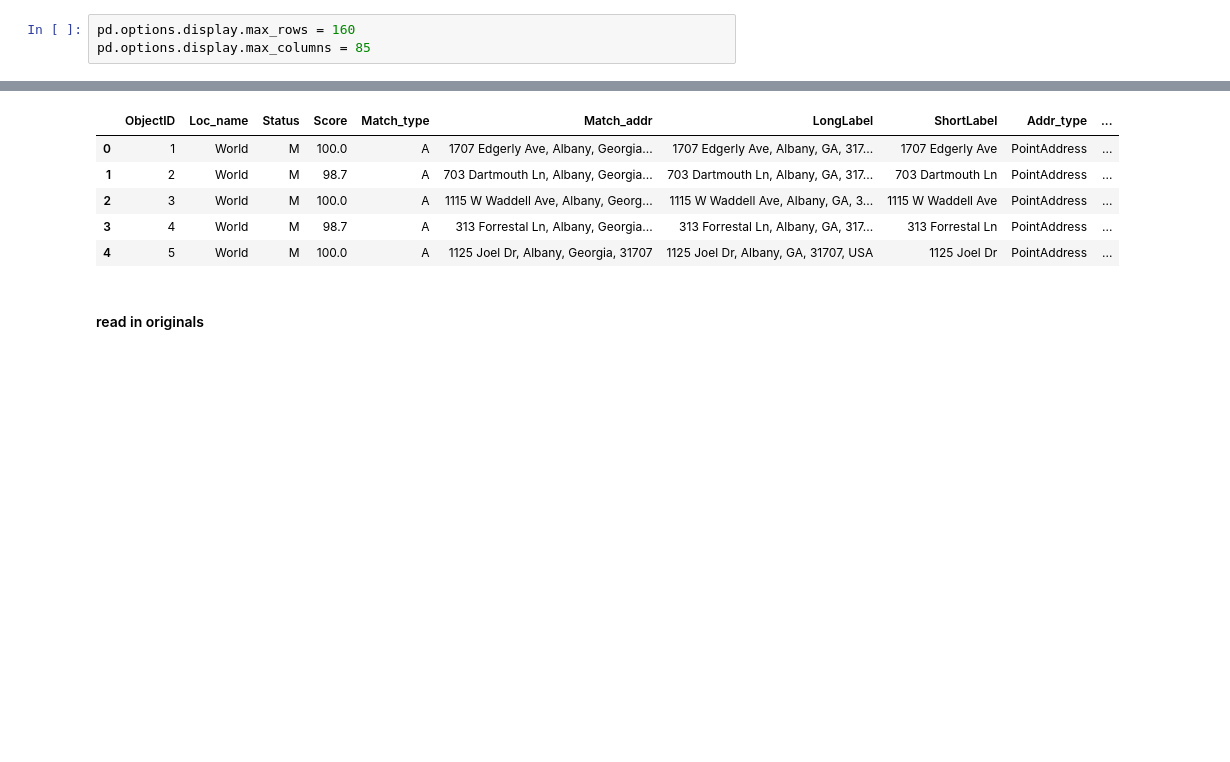
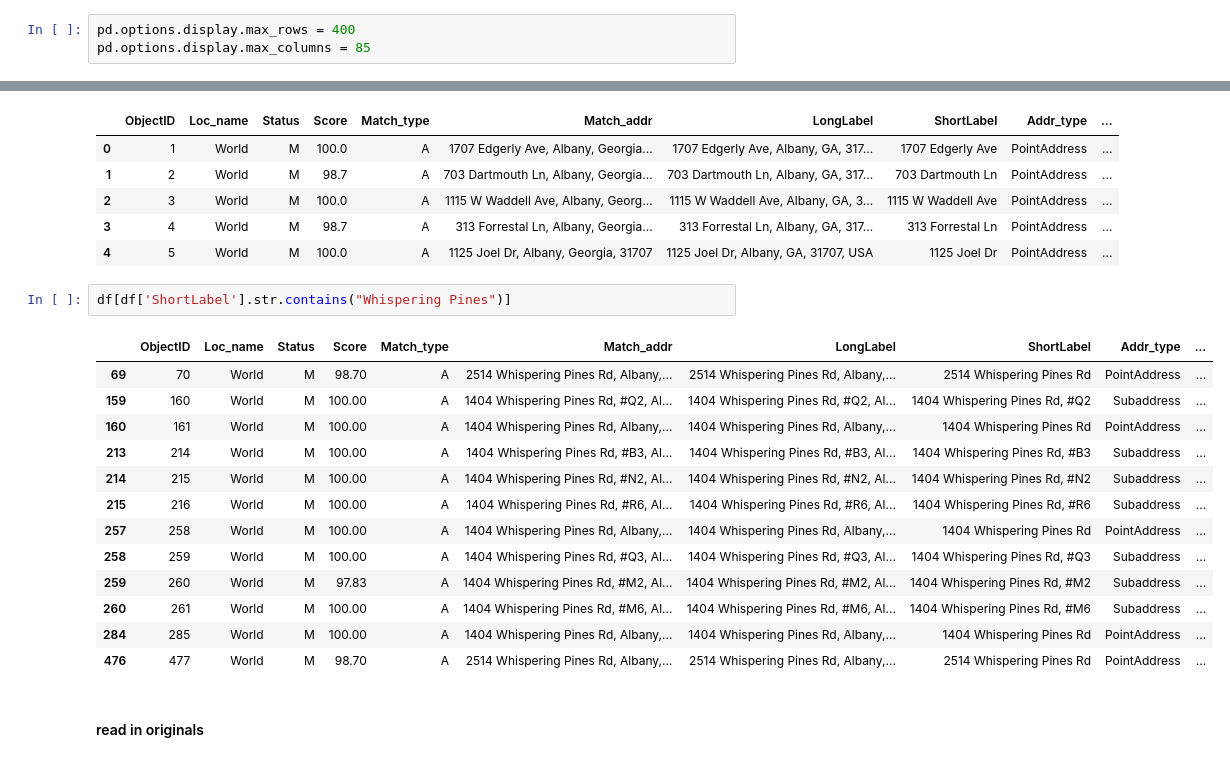
Before and after one commit to asensio-lab/albany-housing-analytics, a Jupyter notebook: preprocessing/housing/housing_data_read_v02.ipynb, the cells around one changed output, grey strips where cells are left out. Drawn from its saved outputs; the diff is of its cells as text; blank space fills up the shorter version.

Commit message:
prelim code for merging addresses

```diff
--- a/preprocessing/housing/housing_data_read_v02.ipynb
+++ b/preprocessing/housing/housing_data_read_v02.ipynb
@@ -13,5 +14,5 @@ import os
 # %%
-pd.options.display.max_rows = 160
+pd.options.display.max_rows = 400
 pd.options.display.max_columns = 85
 # %% [markdown]
 #### read in geocoded
@@ -25,6 +26,22 @@ df.head()
 | 2 | 3 | World | M | 100.0 | A | 1115 W Waddell Ave, Albany, Georg... | 1115 W Waddell Ave, Albany, GA, 3... | 1115 W Waddell Ave | PointAddress | ... |
 | 3 | 4 | World | M | 98.7 | A | 313 Forrestal Ln, Albany, Georgia... | 313 Forrestal Ln, Albany, GA, 317... | 313 Forrestal Ln | PointAddress | ... |
 | 4 | 5 | World | M | 100.0 | A | 1125 Joel Dr, Albany, Georgia, 31707 | 1125 Joel Dr, Albany, GA, 31707, USA | 1125 Joel Dr | PointAddress | ... |
+# %%
+df[df['ShortLabel'].str.contains("Whispering Pines")]
+# %% [output]
+|  | ObjectID | Loc_name | Status | Score | Match_type | Match_addr | LongLabel | ShortLabel | Addr_type | ... |
+| 69 | 70 | World | M | 98.70 | A | 2514 Whispering Pines Rd, Albany,... | 2514 Whispering Pines Rd, Albany,... | 2514 Whispering Pines Rd | PointAddress | ... |
+| 159 | 160 | World | M | 100.00 | A | 1404 Whispering Pines Rd, #Q2, Al... | 1404 Whispering Pines Rd, #Q2, Al... | 1404 Whispering Pines Rd, #Q2 | Subaddress | ... |
+| 160 | 161 | World | M | 100.00 | A | 1404 Whispering Pines Rd, Albany,... | 1404 Whispering Pines Rd, Albany,... | 1404 Whispering Pines Rd | PointAddress | ... |
+| 213 | 214 | World | M | 100.00 | A | 1404 Whispering Pines Rd, #B3, Al... | 1404 Whispering Pines Rd, #B3, Al... | 1404 Whispering Pines Rd, #B3 | Subaddress | ... |
+| 214 | 215 | World | M | 100.00 | A | 1404 Whispering Pines Rd, #N2, Al... | 1404 Whispering Pines Rd, #N2, Al... | 1404 Whispering Pines Rd, #N2 | Subaddress | ... |
+| 215 | 216 | World | M | 100.00 | A | 1404 Whispering Pines Rd, #R6, Al... | 1404 Whispering Pines Rd, #R6, Al... | 1404 Whispering Pines Rd, #R6 | Subaddress | ... |
+| 257 | 258 | World | M | 100.00 | A | 1404 Whispering Pines Rd, Albany,... | 1404 Whispering Pines Rd, Albany,... | 1404 Whispering Pines Rd | PointAddress | ... |
+| 258 | 259 | World | M | 100.00 | A | 1404 Whispering Pines Rd, #Q3, Al... | 1404 Whispering Pines Rd, #Q3, Al... | 1404 Whispering Pines Rd, #Q3 | Subaddress | ... |
+| 259 | 260 | World | M | 97.83 | A | 1404 Whispering Pines Rd, #M2, Al... | 1404 Whispering Pines Rd, #M2, Al... | 1404 Whispering Pines Rd, #M2 | Subaddress | ... |
+| 260 | 261 | World | M | 100.00 | A | 1404 Whispering Pines Rd, #M6, Al... | 1404 Whispering Pines Rd, #M6, Al... | 1404 Whispering Pines Rd, #M6 | Subaddress | ... |
+| 284 | 285 | World | M | 100.00 | A | 1404 Whispering Pines Rd, Albany,... | 1404 Whispering Pines Rd, Albany,... | 1404 Whispering Pines Rd | PointAddress | ... |
+| 476 | 477 | World | M | 98.70 | A | 2514 Whispering Pines Rd, Albany,... | 2514 Whispering Pines Rd, Albany,... | 2514 Whispering Pines Rd | PointAddress | ... |
 # %% [markdown]
 #### read in originals
 # %%
```
Also changed, not shown: parts of 32 cells of this notebook.
